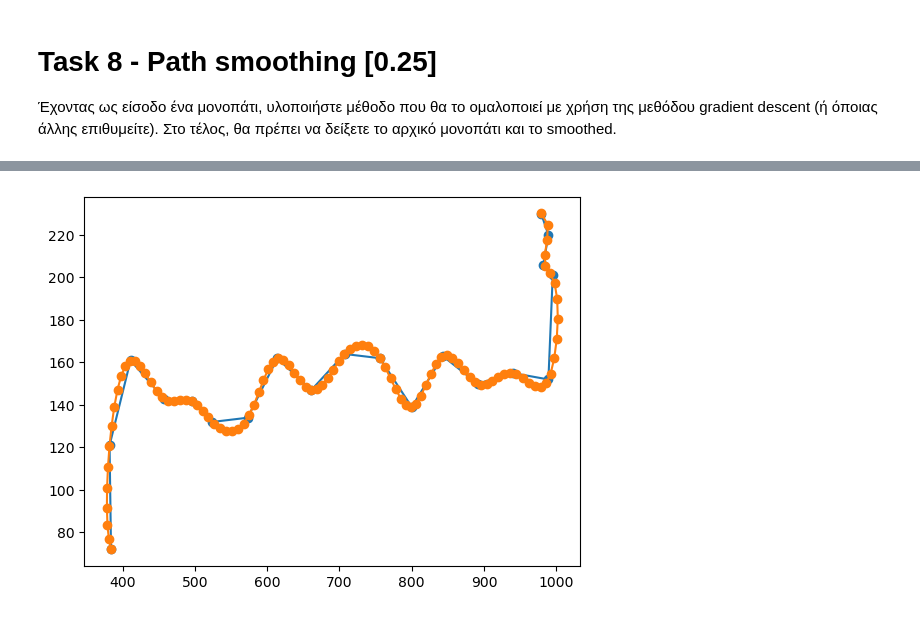
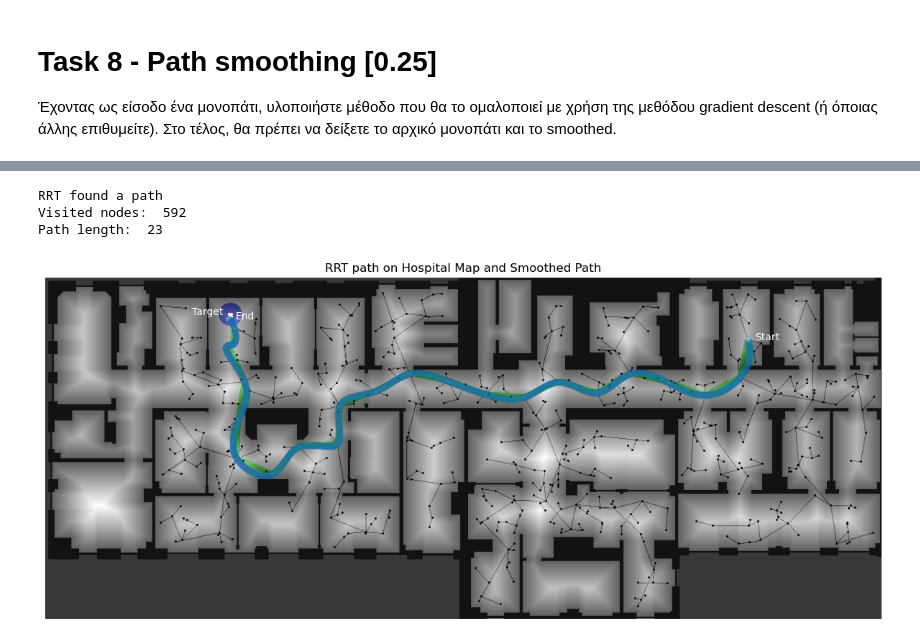
Before and after one commit to VasilisMpletsos/Autonomous_Systems_AUTH_2023, a Jupyter notebook: as2023.ipynb, the cells around one changed output, grey strips where cells are left out. Cells and saved outputs as stored; diff of their text form; code cells hidden in the pictures.

```diff
--- a/as2023.ipynb
+++ b/as2023.ipynb
@@ -930,11 +928,0 @@ plt.plot(smooth_path_x, smooth_path_y, '-o');
-# %%
-x = []
-y = []
-for index in rrt_path:
-    x.append(rrt_graph.nodes[index].x)
-    y.append(rrt_graph.nodes[index].y)
-smooth_path_x, smooth_path_y = smooth_path(x, y, s=5, k=3, n=len(x)*5)
-plt.plot(x, y, '-o');
-plt.plot(smooth_path_x, smooth_path_y, '-o');
-# %% [output]
-[figure, removed]
@@ -940,0 +981,21 @@ plt.plot(smooth_path_x, smooth_path_y, '-o');
+# %%
+# Get random nodes from the uniform probabilistic roadmap because there are already in the free space
+start_node, target_node = get_random_nodes(uniform_probalistic_roadmap)
+
+# Caclulate the RRT graph
+max_iterations = 5000
+max_distance = 50
+goal_radius = 15
+threshold = 5
+rrt_path, rrt_graph, start_node, target_node_new = rrt(image_normal, start_node, target_node, max_iterations, max_distance, goal_radius, threshold)
+if rrt_path != None:
+    print('Visited nodes: ', len(rrt_graph.nodes))
+    print('Path length: ', len(rrt_path))
+    show_rrt_path_and_smooth_path(rrt_graph, rrt_path, start_node, target_node_new, target_node, image, brushfire_map, title='RRT path on Hospital Map and Smoothed Path', goal_radius=goal_radius)
+else:
+    print('RRT could not find a path')
+# %% [output]
+RRT found a path
+Visited nodes:  592
+Path length:  23
+[figure, added]
```
Also changed, not shown: parts of 11 cells of this notebook.
